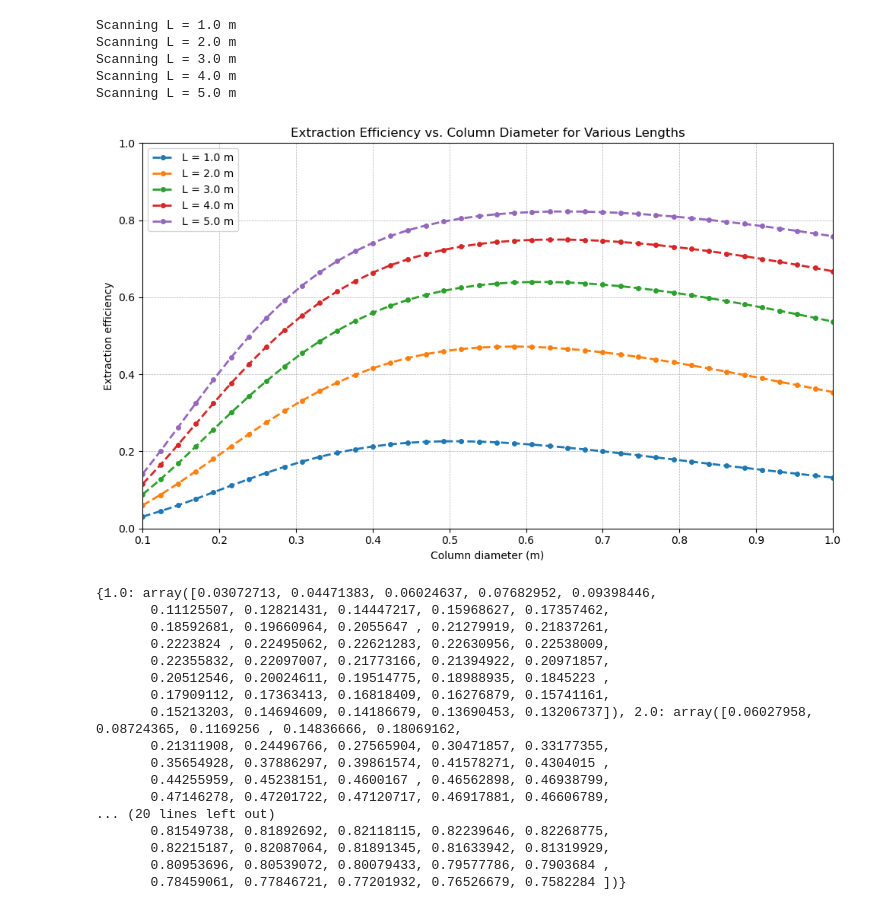
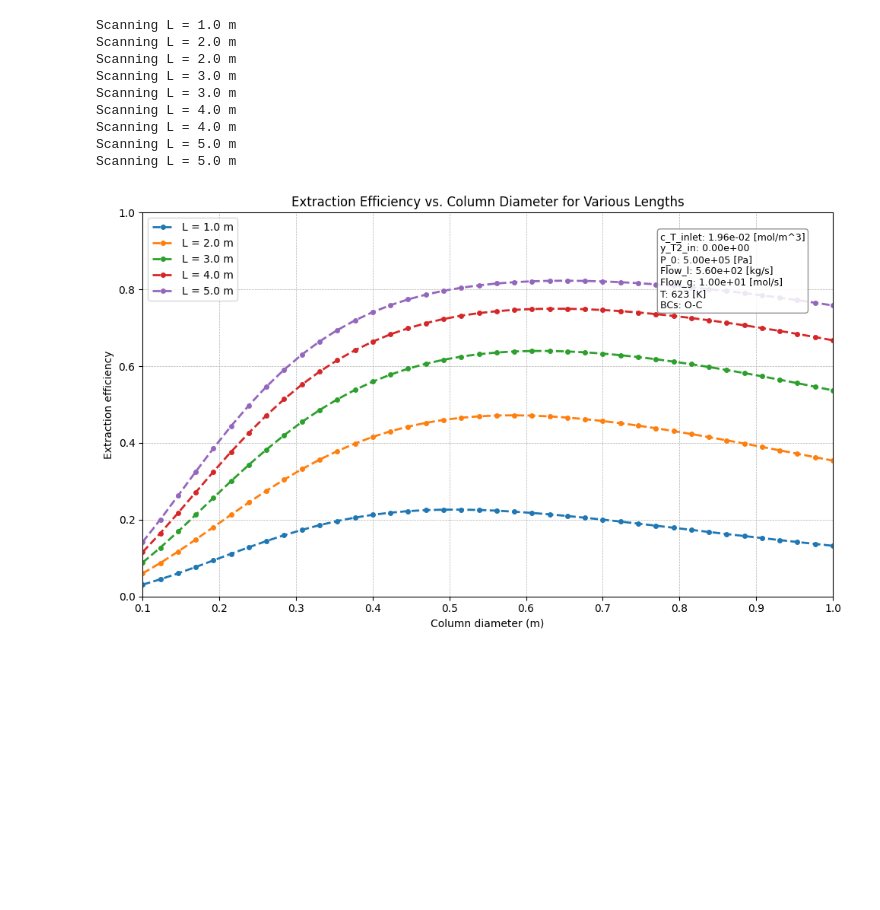
Before and after one commit to rossmacdonald98/BubbleColumnGLC, a Jupyter notebook: L_D_scan.ipynb, the cells around one changed output. Saved outputs shown, nothing was run; the diff lists cells and outputs as text; code cells hidden in the pictures; blank space fills up the shorter version.

Commit message:
Added input parameters annotation to plot

```diff
--- a/L_D_scan.ipynb
+++ b/L_D_scan.ipynb
@@ -14,15 +14,6 @@ import bubble_col_glc
 def run_scan(diameters, lengths, base_params):
     """
     Runs the simulation across a grid of diameters and lengths.
-
-    Args:
-        diameters (np.array): Array of column diameters to scan.
-        lengths (list): List of column lengths to scan.
-        base_params (dict): Dictionary of fixed parameters for the simulation.
-
-    Returns:
-        dict: A dictionary where keys are lengths and values are numpy arrays
-              of extraction efficiencies corresponding to the diameters.
     """
     scan_results = {}
     for L in lengths:
@@ -32,7 +23,6 @@ def run_scan(diameters, lengths, base_params):
             params = base_params.copy()
             params.update({"L": L, "D": D})
             try:
-                # The solve function now returns a single dictionary
                 [results, solution] = bubble_col_glc.solve(params)
                 eff = results.get("extraction_efficiency [fraction]")
             except Exception as e:
@@ -43,62 +33,76 @@ def run_scan(diameters, lengths, base_params):
     return scan_results
 
 
-def plot_results(diameters, scan_results, out_file="extraction_vs_diameter.png"):
-    """Plots the results of the parametric scan."""
+def plot_results(base_params, diameters, scan_results, out_file="extraction_vs_diameter.png"):
+    """Plots the results of the parametric scan and annotates input parameters."""
     plt.figure(figsize=(10, 6))
     for L, efficiencies in scan_results.items():
         plt.plot(diameters, efficiencies, label=f"L = {L} m", lw=2, marker='o', markersize=4, linestyle='--')
     plt.xlabel("Column diameter (m)")
     plt.ylabel("Extraction efficiency")
     plt.title("Extraction Efficiency vs. Column Diameter for Various Lengths")
     plt.ylim(0, 1)
     plt.xlim(diameters.min(), diameters.max())
     plt.grid(True, which='both', linestyle='--', linewidth=0.5)
     plt.legend()
     plt.tight_layout()
 
+    # Add annotation box in top-left corner including input parameters
+    c_T_inlet = base_params.get("c_T_inlet")
+    y_T2_in = base_params.get("y_T2_in")
+    P_0 = base_params.get("P_0")
+    Flow_l = base_params.get("Flow_l")
+    Flow_g = base_params.get("Flow_g")
+    T = base_params.get("T")
+    BCs = base_params.get("BCs")
+
+    param_text = (
+        f"c_T_inlet: {c_T_inlet:.2e} [mol/m^3]\n"
+        f"y_T2_in: {y_T2_in:.2e}\n"
+        f"P_0: {P_0:.2e} [Pa]\n"
+        f"Flow_l: {Flow_l:.2e} [kg/s]\n"
+        f"Flow_g: {Flow_g:.2e} [mol/s]\n"
+        f"T: {T} [K]\n"
+        f"BCs: {BCs}"
+    )
+
+    ax = plt.gca()
+    ax.text(
+        0.75, 0.95, param_text,
+        transform=ax.transAxes, fontsize=9, va='top', ha='left',
+        bbox=dict(facecolor='white', alpha=0.85, edgecolor='gray', boxstyle='round')
+    )
+
+    plt.savefig(out_file, dpi=300)
     plt.show()
 
 
 # Base parameters (modify as required)
 base_params = {
     "c_T_inlet": 1.96e-2,   # mol/m^3
-    "y_T2_in": 0.0,
-    "P_0": 5e5,
+    "y_T2_in": 0.0,         # molar fraction of T2 in gas inlet
+    "P_0": 5e5,             # Pa
     "BCs": "O-C",           # Boundary conditions: "O-C" or "C-C"
-    "Flow_l": 560,         # kg/s
-    "Flow_g": 10,        # mol/s
-    "T": 623,
-    "elements": 50,        # Number of initial mesh elements for solver
+    "Flow_l": 560,          # kg/s
+    "Flow_g": 10,           # mol/s
+    "T": 623,               # K
+    "elements": 50,         # Number of initial mesh elements for solver
 }
 
 # Define the parameter space for the scan
 diameters = np.linspace(0.1, 1.0, 40)  # m
 lengths = [1.0, 2.0, 3.0, 4.0, 5.0]    # m
 
 scan_results = run_scan(diameters, lengths, base_params)
-plot_results(diameters, scan_results)
+plot_results(base_params, diameters, scan_results)
 # %% [output]
 Scanning L = 1.0 m
 Scanning L = 2.0 m
+Scanning L = 2.0 m
+Scanning L = 3.0 m
 Scanning L = 3.0 m
 Scanning L = 4.0 m
+Scanning L = 4.0 m
 Scanning L = 5.0 m
+Scanning L = 5.0 m
-[figure, old version]
+[figure, new version]
-{1.0: array([0.03072713, 0.04471383, 0.06024637, 0.07682952, 0.09398446,
-       0.11125507, 0.12821431, 0.14447217, 0.15968627, 0.17357462,
-       0.18592681, 0.19660964, 0.2055647 , 0.21279919, 0.21837261,
-       0.2223824 , 0.22495062, 0.22621283, 0.22630956, 0.22538009,
-       0.22355832, 0.22097007, 0.21773166, 0.21394922, 0.20971857,
-       0.20512546, 0.20024611, 0.19514775, 0.18988935, 0.1845223 ,
-       0.17909112, 0.17363413, 0.16818409, 0.16276879, 0.15741161,
-       0.15213203, 0.14694609, 0.14186679, 0.13690453, 0.13206737]), 2.0: array([0.06027958, 0.08724365, 0.1169256 , 0.14836666, 0.18069162,
-       0.21311908, 0.24496766, 0.27565904, 0.30471857, 0.33177355,
-       0.35654928, 0.37886297, 0.39861574, 0.41578271, 0.4304015 ,
-       0.44255959, 0.45238151, 0.4600167 , 0.46562898, 0.46938799,
-       0.47146278, 0.47201722, 0.47120717, 0.46917881, 0.46606789,
-... (20 lines left out)
-       0.81549738, 0.81892692, 0.82118115, 0.82239646, 0.82268775,
-       0.82215187, 0.82087064, 0.81891345, 0.81633942, 0.81319929,
-       0.80953696, 0.80539072, 0.80079433, 0.79577786, 0.7903684 ,
-       0.78459061, 0.77846721, 0.77201932, 0.76526679, 0.7582284 ])}
```
